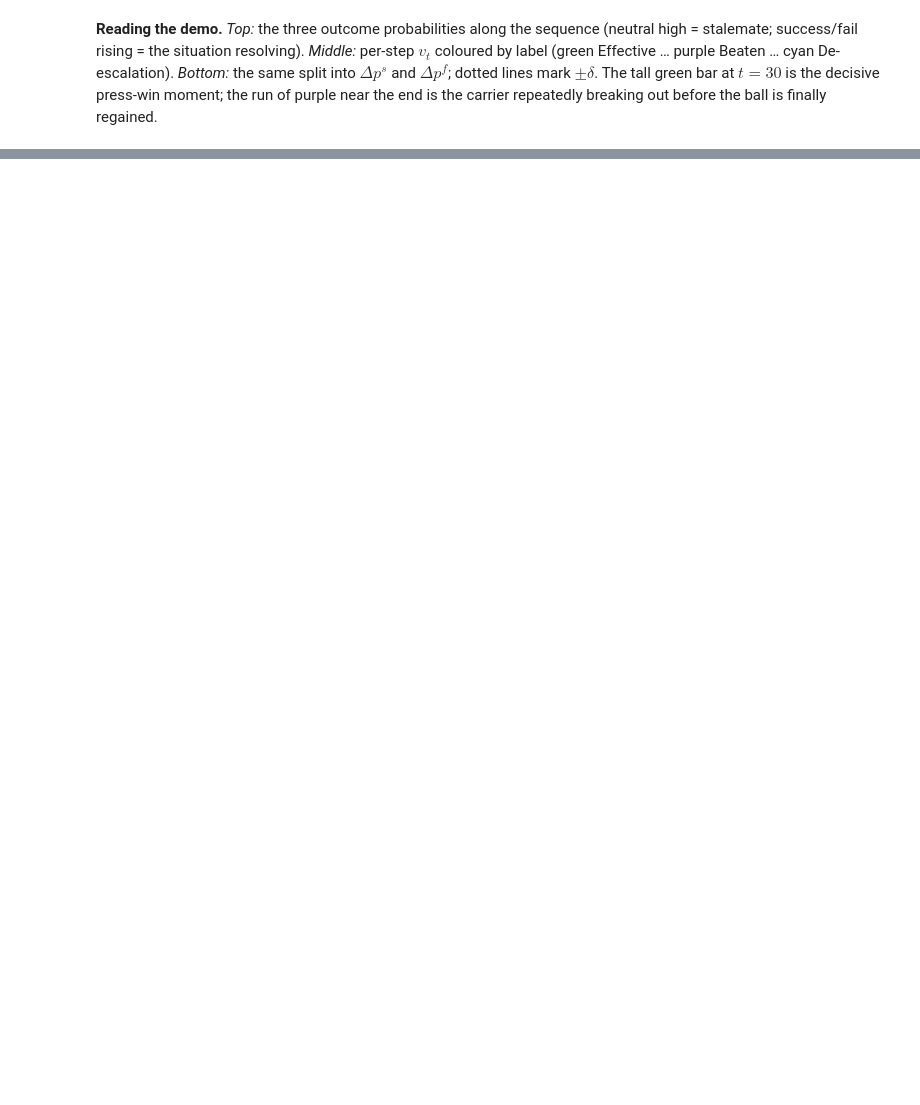
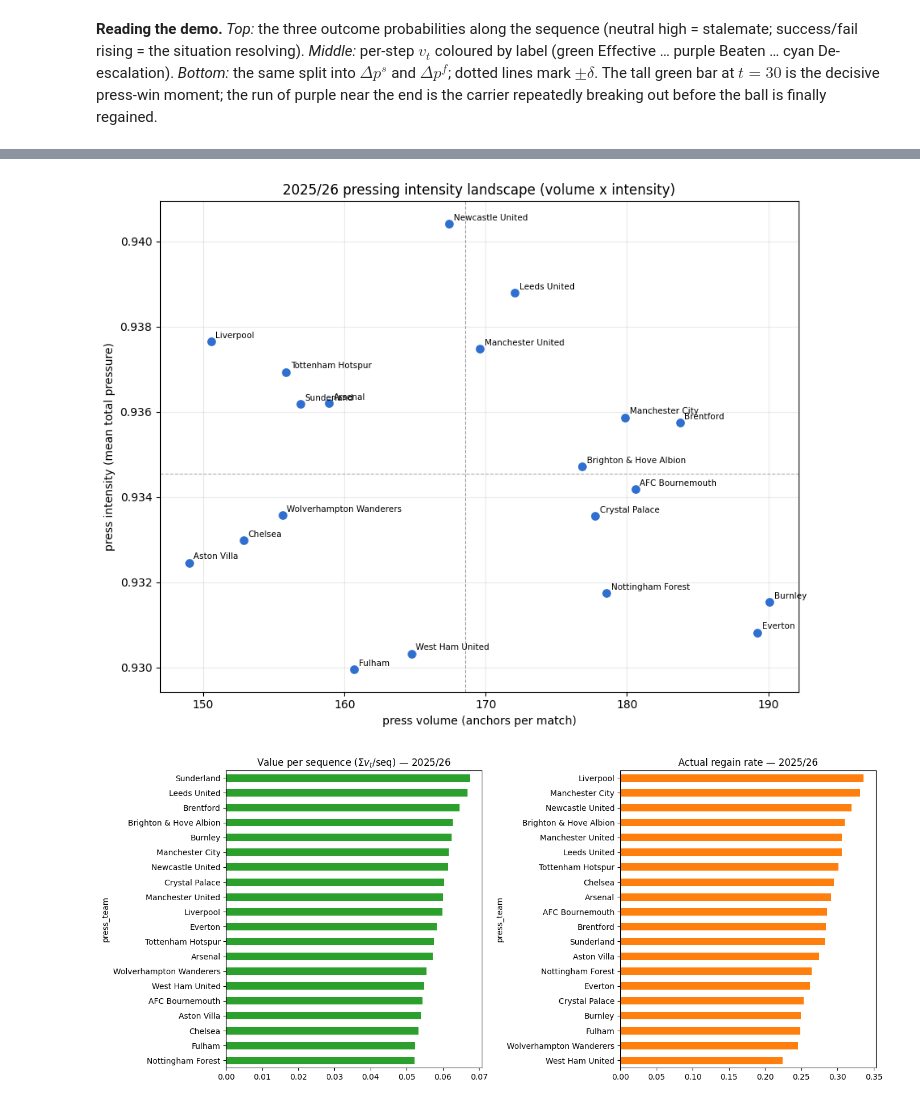
Before and after one commit to Terreturn/Football-pressure-sequence-analysis, a Jupyter notebook: s45_ml_pipeline.ipynb, the cells around one changed output, grey strips where cells are left out. Drawn from its saved outputs; the diff is of its cells as text; code cells hidden in the pictures; blank space fills up the shorter version.

```diff
--- a/s45_ml_pipeline.ipynb
+++ b/s45_ml_pipeline.ipynb
@@ -1531,0 +1658,36 @@ plt.tight_layout(); plt.show()
+# %%
+# 30 — 2025/26: intensity landscape + efficiency + pressing-style fingerprint (inline)
+fig, ax = plt.subplots(figsize=(9,7))
+x = intensity26["frames_per_match"]; y = intensity26["mean_Ptot"]
+ax.scatter(x, y, s=45, color="#2F6FD0", zorder=3)
+for t in intensity26.index: ax.annotate(t,(x[t],y[t]),fontsize=7.5,xytext=(4,3),textcoords="offset points")
+ax.axvline(x.mean(),color="#aaa",ls="--",lw=.8); ax.axhline(y.mean(),color="#aaa",ls="--",lw=.8)
+ax.set_xlabel("press volume (anchors per match)"); ax.set_ylabel("press intensity (mean total pressure)")
+ax.set_title("2025/26 pressing intensity landscape (volume x intensity)"); ax.grid(alpha=.25)
+plt.tight_layout(); plt.show()
+
+fig, ax = plt.subplots(1,2,figsize=(14,6))
+vps = team26["vt_per_seq"].sort_values()
+vps.plot.barh(ax=ax[0], color=["#d62728" if v<0 else "#2ca02c" for v in vps]); ax[0].set_title("Value per sequence ($\\Sigma v_t$/seq) — 2025/26")
+team26["regain_rate"].sort_values().plot.barh(ax=ax[1], color="#ff7f0e"); ax[1].set_title("Actual regain rate — 2025/26")
+plt.tight_layout(); plt.show()
+
+STYLE=[("Carrier total press","P_total","frame",+1),("Swarm (#pressers)","n_pressers_on_carrier","frame",+1),
+       ("Tightness (-near-def)","nearest_def_dist","frame",-1),("Press height (-carrier x)","carrier_x_norm","frame",-1),
+       ("Outlet-deny breadth","frac_attackers_pressed","frame",+1),("Outlet-deny (-best pass)","best_pass_w","frame",-1),
+       ("Boundary trap","carrier_trap_w","frame",+1),("Press frequency","seq_per_match","team",+1),
+       ("Press build-up (dcarrier)","d_Ptot","frame",+1),("Seq length (steps/seq)","steps_per_seq","team",+1)]
+cols={}
+for name,src,scope,sgn in STYLE:
+    cols[name] = sgn*(intensity26[src] if scope=="team" else vp26.groupby("press_team")[src].mean())
+style = pd.DataFrame(cols).loc[intensity26.sort_values("frames_per_match",ascending=False).index]
+Zt = (style-style.mean())/style.std()
+fig, ax = plt.subplots(figsize=(12,8)); im = ax.imshow(Zt.values, cmap="RdBu_r", aspect="auto", vmin=-2, vmax=2)
+ax.set_xticks(range(len(Zt.columns))); ax.set_xticklabels(Zt.columns, rotation=40, ha="right", fontsize=8)
+ax.set_yticks(range(len(Zt.index))); ax.set_yticklabels(Zt.index, fontsize=8)
+fig.colorbar(im, label="z across teams (red = more aggressive)")
+ax.set_title("2025/26 pressing-style fingerprint (scalar levels + Δ, oriented)")
+plt.tight_layout(); plt.show()
+# %% [output]
+[figure, added]
+[figure, added]
```
Also changed, not shown: parts of 43 cells of this notebook, 1 other file.
